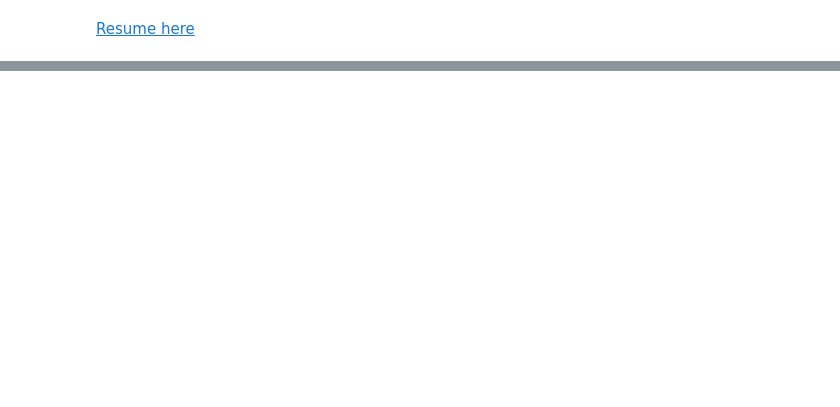
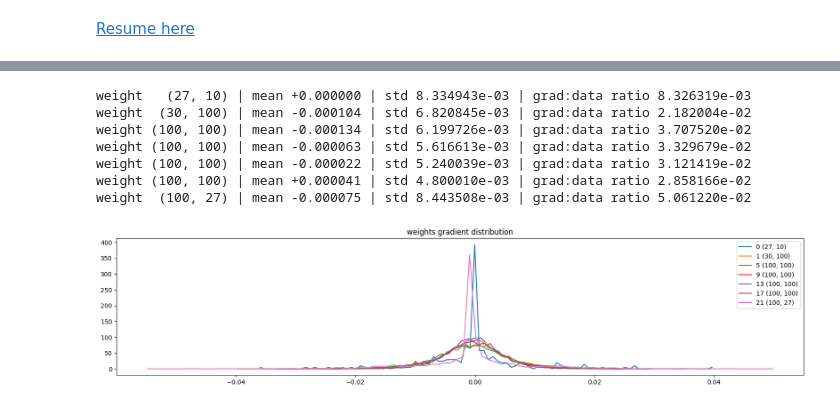
Before and after one commit to anirban-1009/Learning-MachineLearning, a Jupyter notebook: mlp2.ipynb, the cells around one changed output, grey strips where cells are left out. Cells and saved outputs as stored; diff of their text form; code cells hidden in the pictures; blank space fills up the shorter version.

```diff
--- a/mlp2.ipynb
+++ b/mlp2.ipynb
@@ -644,0 +742,22 @@ for p in parameters:
+# %%
+# visualize histograms
+plt.figure(figsize=(20, 4)) # width and height of the plot
+legends = []
+for i,p in enumerate(parameters):
+  t = p.grad
+  if p.ndim == 2:
+    print('weight %10s | mean %+f | std %e | grad:data ratio %e' % (tuple(p.shape), t.mean(), t.std(), t.std() / p.std()))
+    hy, hx = torch.histogram(t, density=True)
+    plt.plot(hx[:-1].detach(), hy.detach())
+    legends.append(f'{i} {tuple(p.shape)}')
+plt.legend(legends)
+plt.title('weights gradient distribution');
+# %% [output]
+weight   (27, 10) | mean +0.000000 | std 8.334943e-03 | grad:data ratio 8.326319e-03
+weight  (30, 100) | mean -0.000104 | std 6.820845e-03 | grad:data ratio 2.182004e-02
+weight (100, 100) | mean -0.000134 | std 6.199726e-03 | grad:data ratio 3.707520e-02
+weight (100, 100) | mean -0.000063 | std 5.616613e-03 | grad:data ratio 3.329679e-02
+weight (100, 100) | mean -0.000022 | std 5.240039e-03 | grad:data ratio 3.121419e-02
+weight (100, 100) | mean +0.000041 | std 4.800010e-03 | grad:data ratio 2.858166e-02
+weight  (100, 27) | mean -0.000075 | std 8.443508e-03 | grad:data ratio 5.061220e-02
+[figure, added]
```
Also changed, not shown: parts of 17 cells of this notebook, 1 other file.
